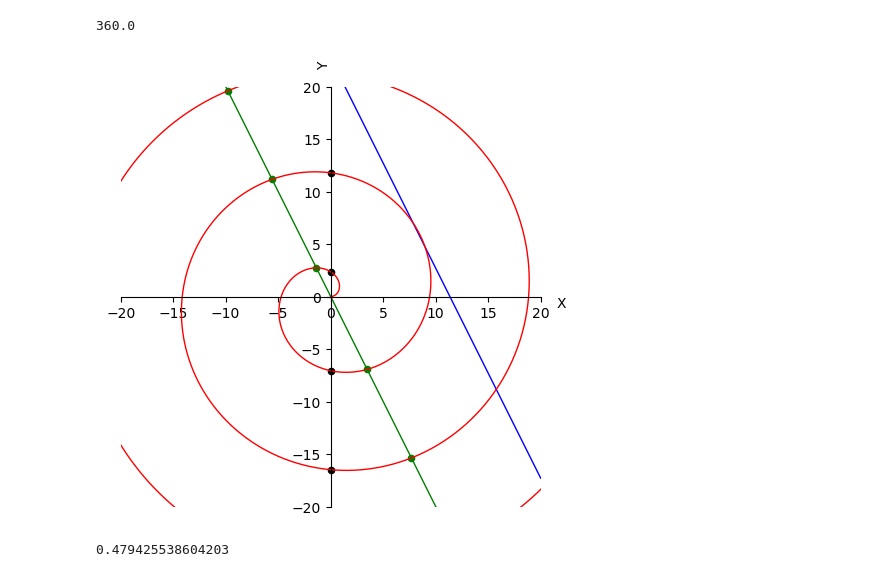
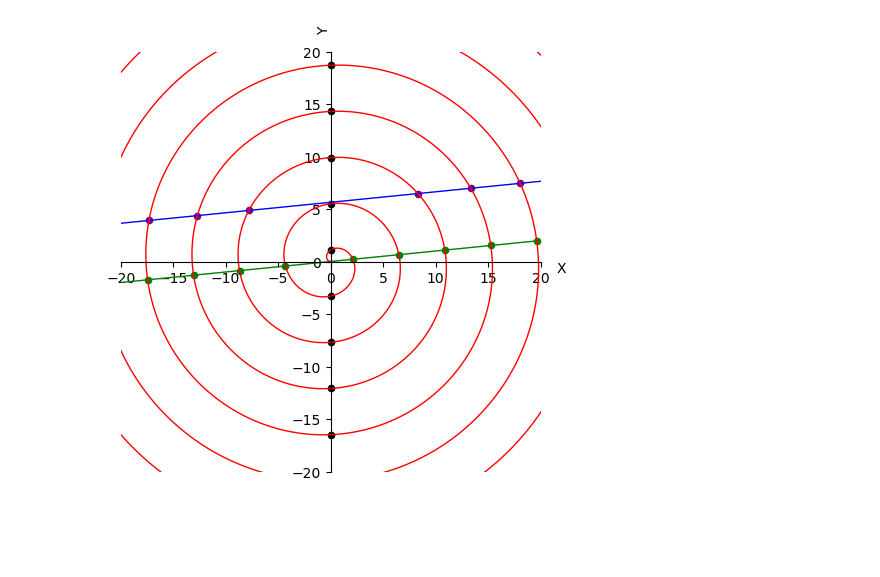
Before and after one commit to Kiril-Lazarov/Intersection-points-between-a-line-and-a-spiral, a Jupyter notebook: Intersection between a line and a spiral.ipynb, the cells around one changed output. Cells and saved outputs as stored; diff of their text form; code cells hidden in the pictures; blank space fills up the shorter version.

```diff
--- a/Intersection between a line and a spiral.ipynb
+++ b/Intersection between a line and a spiral.ipynb
@@ -84,18 +9,13 @@ def plot_objects(a, b, spiral_radius_velocity, spiral_angle_velocity, init_spira
 # %%
 # Define line and spiral variables
-a = -2
-b = 22.7
+a = 0.1
+b = 5.64
+'a = -2'
+'b = -5.64'
+spiral_radius_velocity = 0.7
+init_spiral_angle = 2*(np.pi/2)
+spiral_angle_velocity = -1
 
-spiral_radius_velocity = 1.5
-init_spiral_angle = 4*(np.pi/2)
-spiral_angle_velocity = 1
-print(init_spiral_angle * 180/np.pi)
 plot_objects(a, b,spiral_radius_velocity, spiral_angle_velocity, init_spiral_angle)
 # %% [output]
-360.0
-[figure, old version]
+[figure, new version]
-# %%
-
-np.sin(0.5)
-# %% [output]
-0.479425538604203
```
Also changed, not shown: parts of 2 cells of this notebook.
